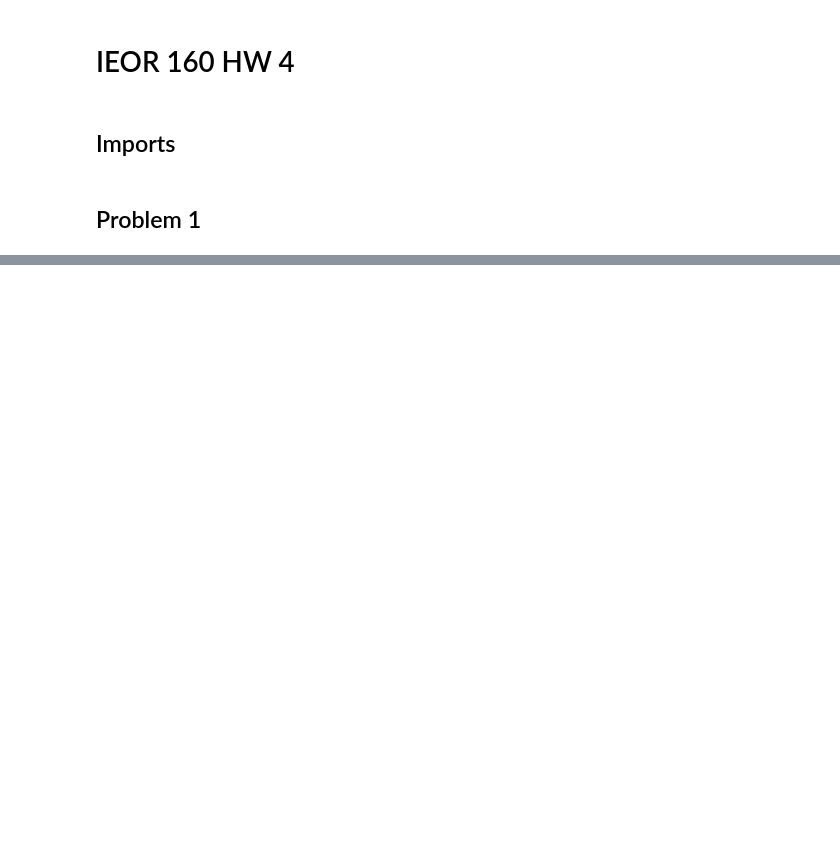
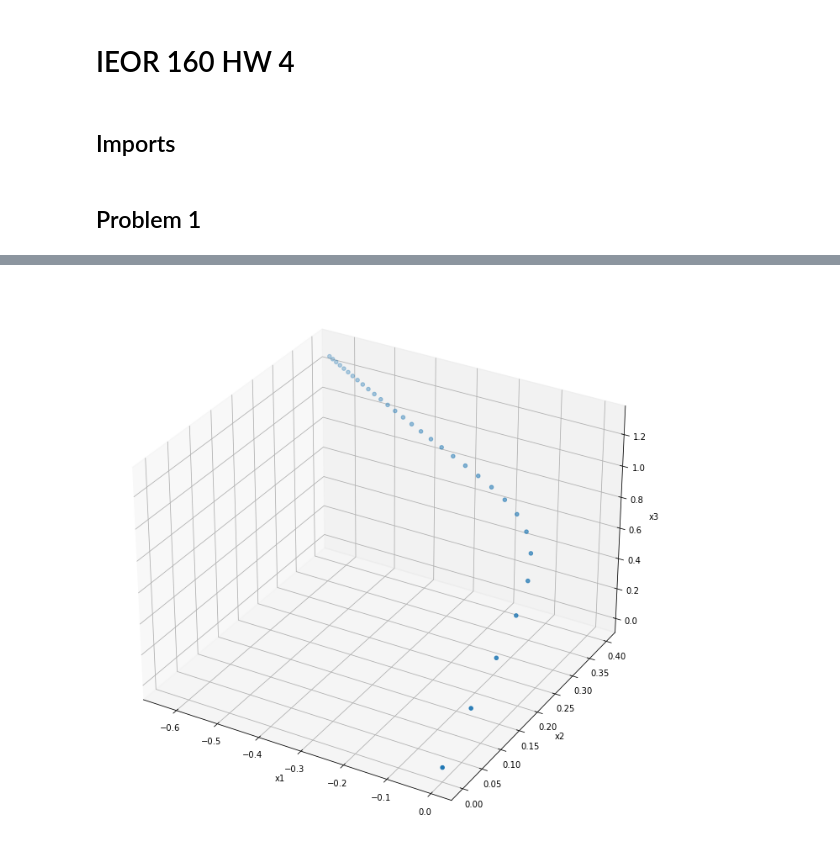
Before and after one commit to tylerhyang/ieor160hw4, a Jupyter notebook: hw4.ipynb, the cells around one changed output, grey strips where cells are left out. Cells and saved outputs as stored; diff of their text form; code cells hidden in the pictures; blank space fills up the shorter version.

```diff
--- a/hw4.ipynb
+++ b/hw4.ipynb
@@ -55,0 +89,13 @@ def oneIterGD(lossFn, variables, backtrack_param, x0):
+# %%
+#plot for the 3d plot
+splitted = list(zip(*pts))
+fig = plt.figure(figsize=(12, 12))
+ax = fig.add_subplot(projection='3d')
+# for i in range(len(splitted[0])):
+#     ax.quiver(0, 0, 0, splitted[0][i], splitted[1][i], splitted[2][i])
+ax.scatter(splitted[0], splitted[1], splitted[2])
+ax.set_xlabel("x1")
+ax.set_ylabel("x2")
+ax.set_zlabel("x3");
+# %% [output]
+[figure, added]
```
Also changed, not shown: parts of 6 cells of this notebook.
